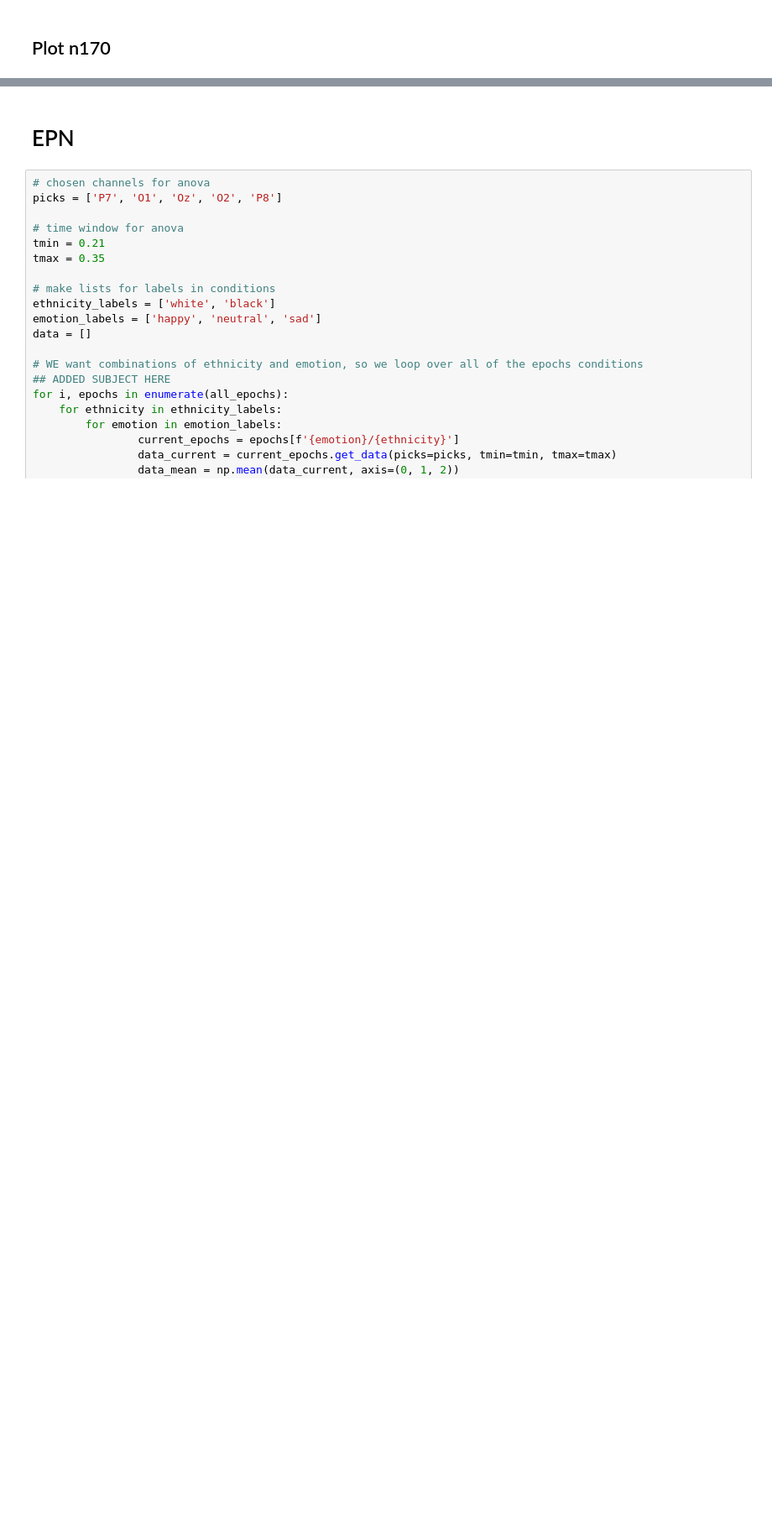
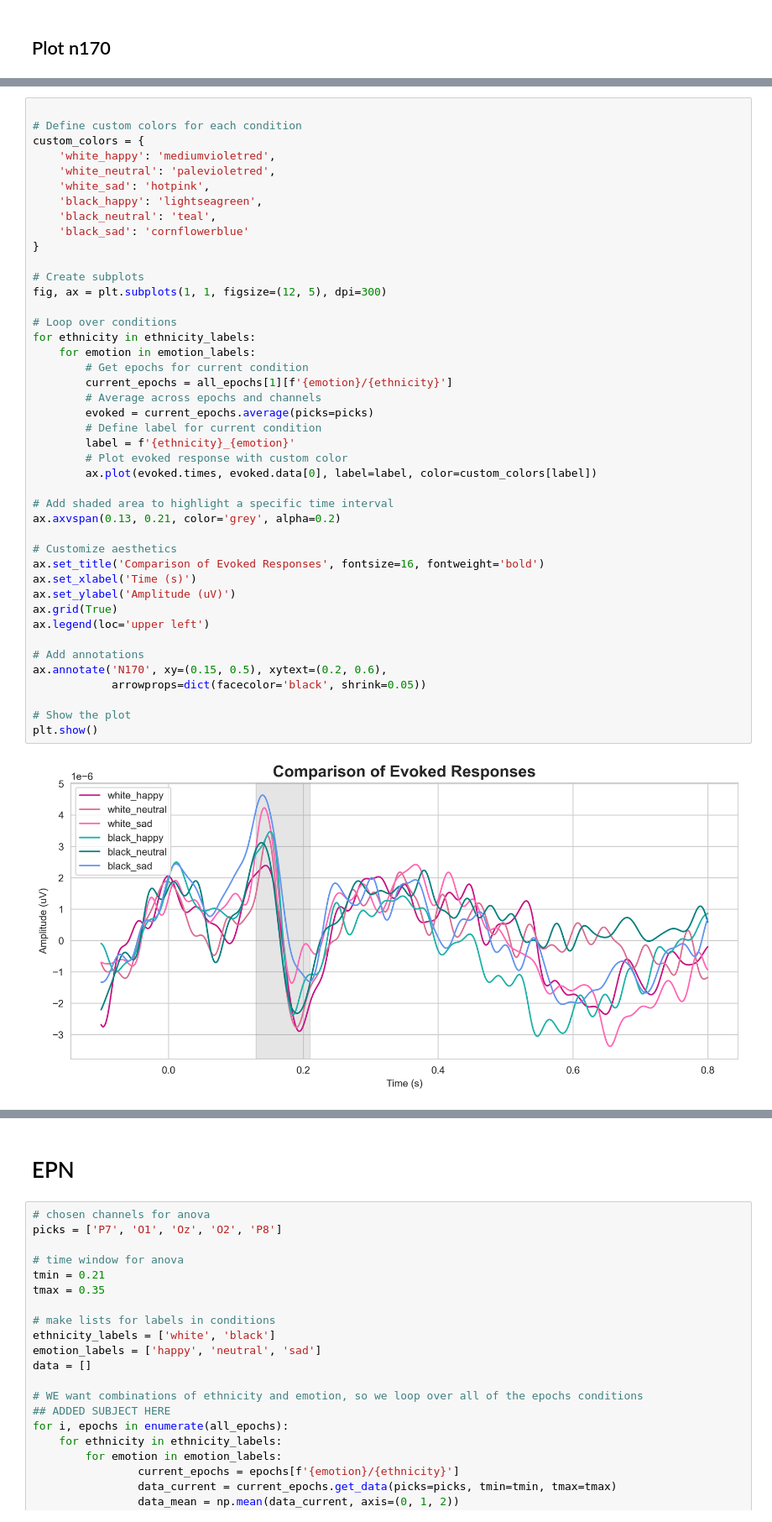
Before and after one commit to LinaWalk13/ore_EEG, a Jupyter notebook: analysis_anova_repeated.ipynb, the cells around one changed output, grey strips where cells are left out. Shown at 84% size. Drawn from its saved outputs; the diff is of its cells as text; blank space fills up the shorter version.

```diff
--- a/analysis_anova_repeated.ipynb
+++ b/analysis_anova_repeated.ipynb
@@ -216,0 +179,45 @@ combining channels using GFP (eeg channels)
+# %%
+
+# Define custom colors for each condition
+custom_colors = {
+    'white_happy': 'mediumvioletred',
+    'white_neutral': 'palevioletred',
+    'white_sad': 'hotpink',
+    'black_happy': 'lightseagreen',
+    'black_neutral': 'teal',
+    'black_sad': 'cornflowerblue'
+}
+
+# Create subplots
+fig, ax = plt.subplots(1, 1, figsize=(12, 5), dpi=300)
+
+# Loop over conditions
+for ethnicity in ethnicity_labels:
+    for emotion in emotion_labels:
+        # Get epochs for current condition
+        current_epochs = all_epochs[1][f'{emotion}/{ethnicity}']
+        # Average across epochs and channels
+        evoked = current_epochs.average(picks=picks)
+        # Define label for current condition
+        label = f'{ethnicity}_{emotion}'
+        # Plot evoked response with custom color
+        ax.plot(evoked.times, evoked.data[0], label=label, color=custom_colors[label])
+
+# Add shaded area to highlight a specific time interval
+ax.axvspan(0.13, 0.21, color='grey', alpha=0.2)
+
+# Customize aesthetics
+ax.set_title('Comparison of Evoked Responses', fontsize=16, fontweight='bold')
+ax.set_xlabel('Time (s)')
+ax.set_ylabel('Amplitude (uV)')
+ax.grid(True)
+ax.legend(loc='upper left')
+
+# Add annotations
+ax.annotate('N170', xy=(0.15, 0.5), xytext=(0.2, 0.6),
+            arrowprops=dict(facecolor='black', shrink=0.05))
+
+# Show the plot
+plt.show()
+# %% [output]
+[figure, added]
```
Also changed, not shown: parts of 11 cells of this notebook, 3 other files.
